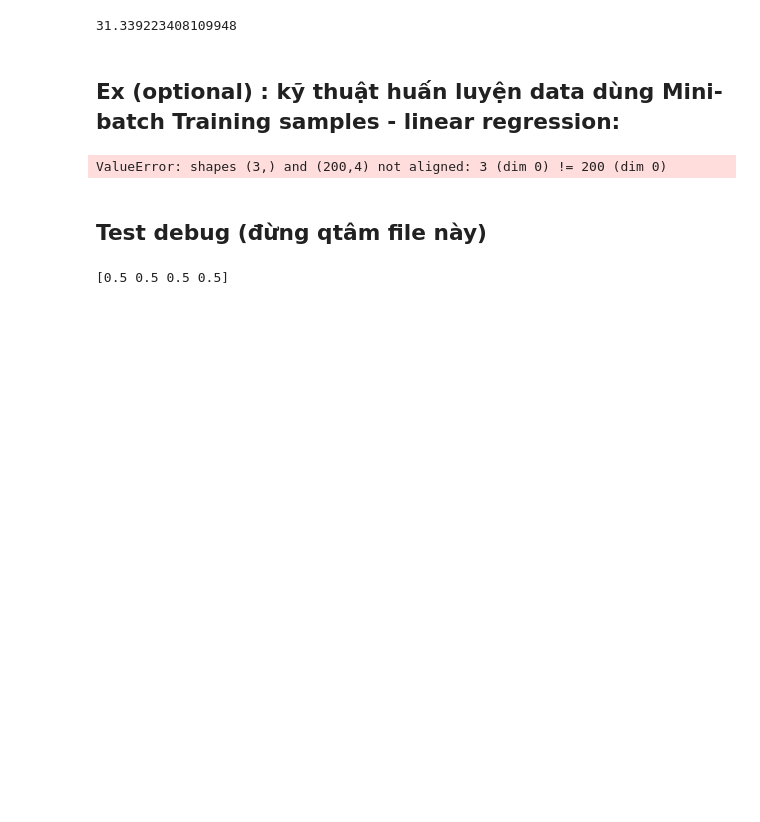
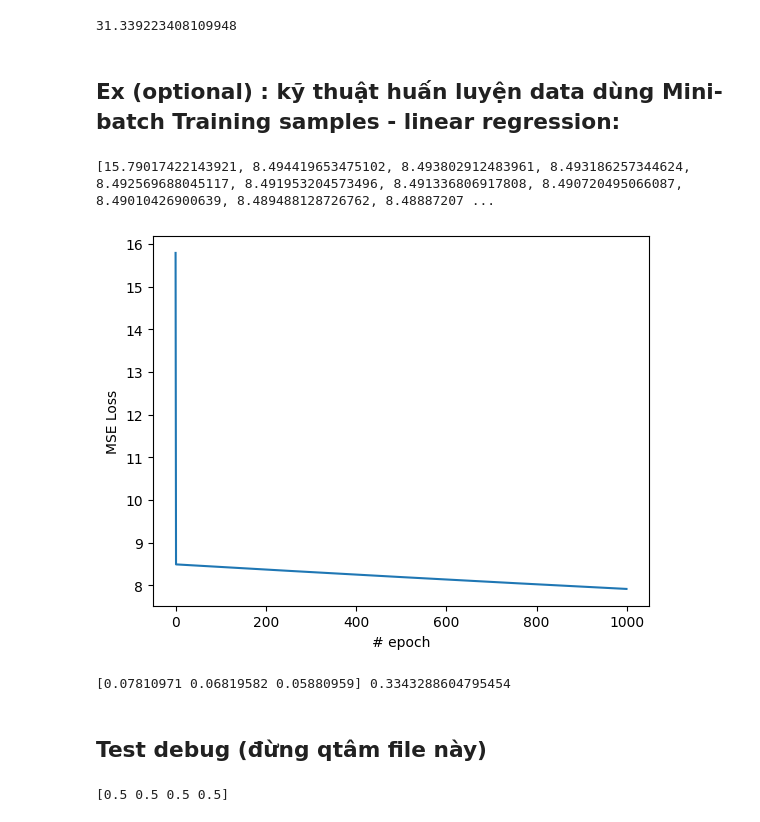
Before and after one commit to T-Sunm/AIO-Exercise, a Jupyter notebook: module4/week1/Linear Regression.ipynb, the cells around one changed output. Drawn from its saved outputs; the diff is of its cells as text; code cells hidden in the pictures; blank space fills up the shorter version.

```diff
--- a/module4/week1/Linear Regression.ipynb
+++ b/module4/week1/Linear Regression.ipynb
@@ -433,9 +433,22 @@ print(L[9999])
 # %% [markdown]
 ## Ex (optional) : kỹ thuật huấn luyện data dùng Mini-batch Training samples - linear regression:
 # %%
+def get_column(data: pd.DataFrame, index):
+    return data.iloc[:, index]
+
+def prepare_data(path_data, num_cols):
+
+    data = pd.read_csv(path_data)
+    X = []
+    y = data.iloc[:, -1]
+    for i in range(num_cols):
+        X.append(get_column(data, i))
+
+    return X, y
+
 def initialize_params():
-    w1, w2, w3, b = (0.016992259082509283,
-                     0.0070783670518262355, -0.002307860847821344, 0)
+    w1, w2, w3, b = (0.016992259082509283,0.0070783670518262355, -0.002307860847821344, 0)
+
     return w1, w2, w3, b
 
 def update_parameters(x, w, y, y_hat, b, lr):
@@ -454,45 +467,50 @@ def compute_loss(y, y_hat):
     return np.mean((y - y_hat) ** 2)
 
 def implement_linear_regression_nsamples(X_data , y_data , epoch_max =50 , lr =1e-5, m = 10):
+
     w1, w2, w3, b = initialize_params()
+
     N = np.shape(X_data)[1]
     w = np.array([w1, w2, w3])
+
     losses = []
-
     # Vòng lặp qua từng sample
     for _ in range(epoch_max):
         loss_total = 0.0
         for i in range(0, N, m):
             x = X_data[:, i:i + m]
             y = y_data[i:i + m]
-
             # print(f"x:{x}", f"y:{y}")
             y_hats = predict(x, w, b)
 
             # Tính loss cho batch
             loss = compute_loss(y, y_hats)
+            w, b = update_parameters(x, w, y, y_hats, b, lr)
 
-
-            w, b = update_parameters(x, w, y, y_hats, b, lr)
             loss_total += loss
 
         losses.append(loss_total / (N // m))
 
     return w, b, losses
 
 
+X, y = prepare_data('./advertising.csv', 3)
 w, b, losses = implement_linear_regression_nsamples(np.array(X), np.array(y),epoch_max=1000, lr=1e-5)
 
 print(losses)
+plt.plot(losses)
 
-plt.plot(losses)
 plt.xlabel("# epoch")
+
 plt.ylabel("MSE Loss")
+
 plt.show()
 
 print(w, b)
 # %% [output]
-ValueError: shapes (3,) and (200,4) not aligned: 3 (dim 0) != 200 (dim 0)
+[15.79017422143921, 8.494419653475102, 8.493802912483961, 8.493186257344624, 8.492569688045117, 8.491953204573496, 8.491336806917808, 8.490720495066087, 8.49010426900639, 8.489488128726762, 8.48887207 ...
+[figure, added]
+[0.07810971 0.06819582 0.05880959] 0.3343288604795454
 # %% [markdown]
 ## Test debug (đừng qtâm file này)
 # %%
```
